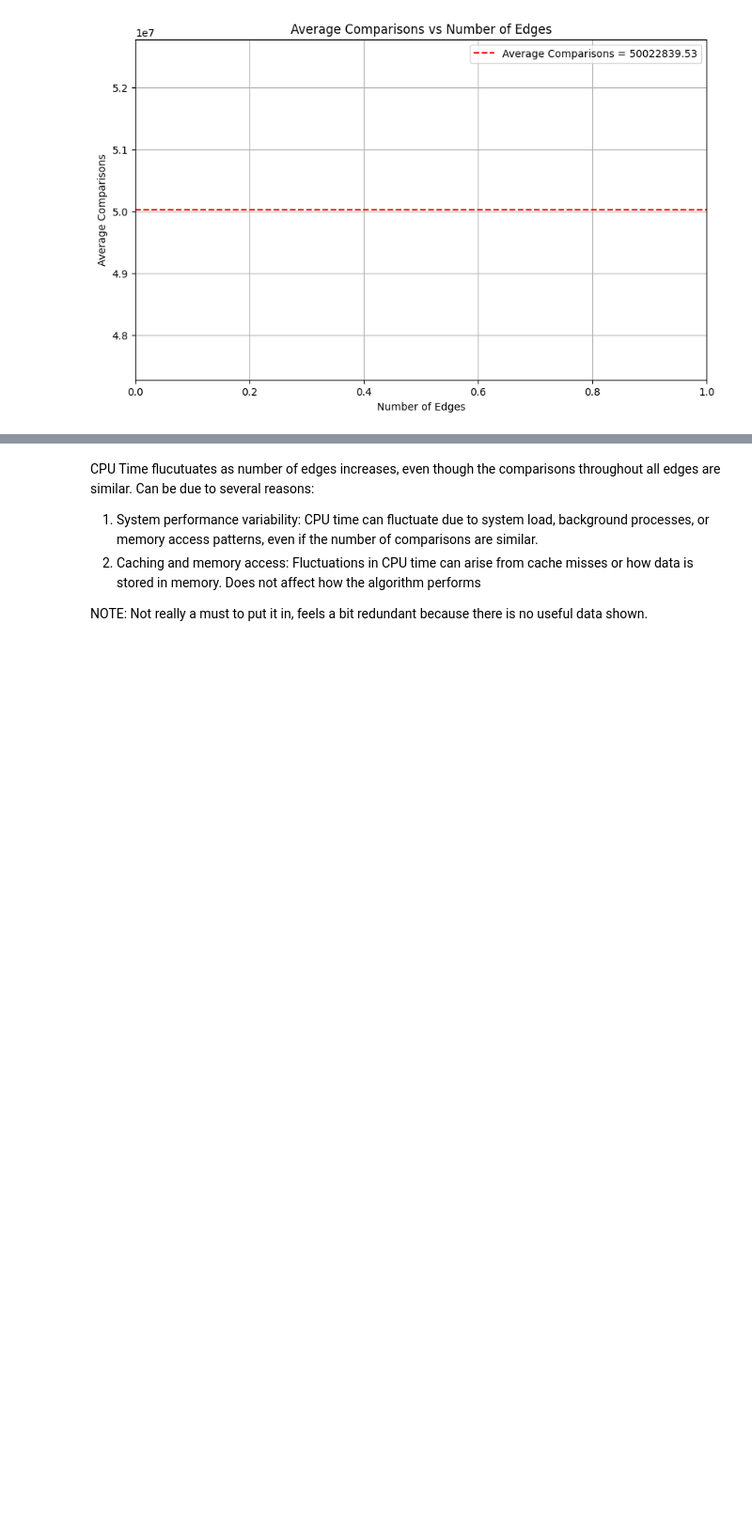
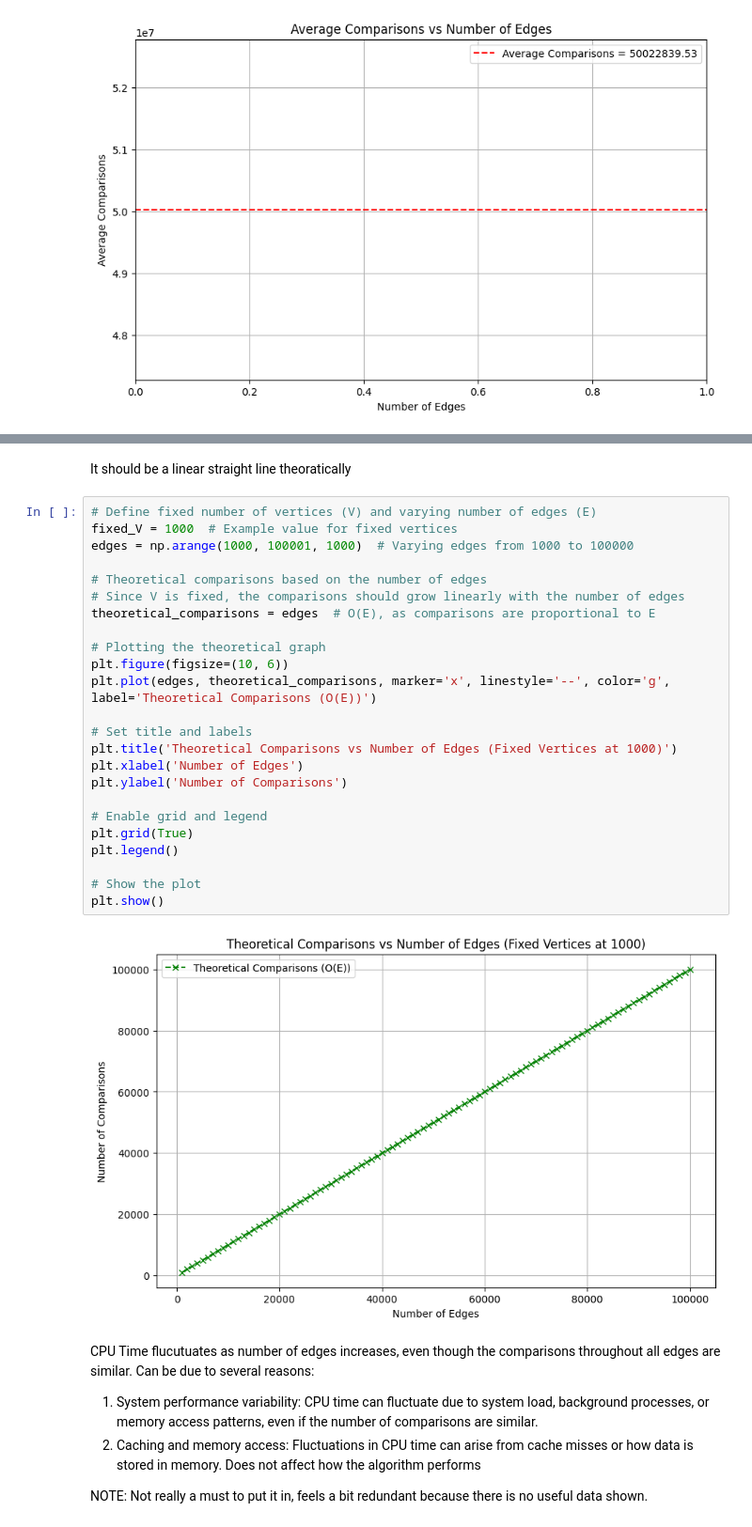
Before and after one commit to Cheokerinos/SC2001_Projects, a Jupyter notebook: Project_2/Matrix_Fixed_V_Vary_E.ipynb, the cells around one changed output, grey strips where cells are left out. Shown at 94% size. Drawn from its saved outputs; the diff is of its cells as text; blank space fills up the shorter version.

```diff
--- a/Project_2/Matrix_Fixed_V_Vary_E.ipynb
+++ b/Project_2/Matrix_Fixed_V_Vary_E.ipynb
@@ -68,3 +100,31 @@ Overall Average Comparisons: 50022839.53
+# %% [markdown]
+It should be a linear straight line theoratically
+# %%
+# Define fixed number of vertices (V) and varying number of edges (E)
+fixed_V = 1000  # Example value for fixed vertices
+edges = np.arange(1000, 100001, 1000)  # Varying edges from 1000 to 100000
+
+# Theoretical comparisons based on the number of edges
+# Since V is fixed, the comparisons should grow linearly with the number of edges
+theoretical_comparisons = edges  # O(E), as comparisons are proportional to E
+
+# Plotting the theoretical graph
+plt.figure(figsize=(10, 6))
+plt.plot(edges, theoretical_comparisons, marker='x', linestyle='--', color='g', label='Theoretical Comparisons (O(E))')
+
+# Set title and labels
+plt.title('Theoretical Comparisons vs Number of Edges (Fixed Vertices at 1000)')
+plt.xlabel('Number of Edges')
+plt.ylabel('Number of Comparisons')
+
+# Enable grid and legend
+plt.grid(True)
+plt.legend()
+
+# Show the plot
+plt.show()
+# %% [output]
+[figure, added]
 # %% [markdown]
 CPU Time flucutuates as number of edges increases, even though the comparisons throughout all edges are similar. Can be due to several reasons:
 1. System performance variability: CPU time can fluctuate due to system load, background processes, or memory access patterns, even if the number of comparisons are similar.
```
Also changed, not shown: parts of 2 cells of this notebook, 1 other file.
